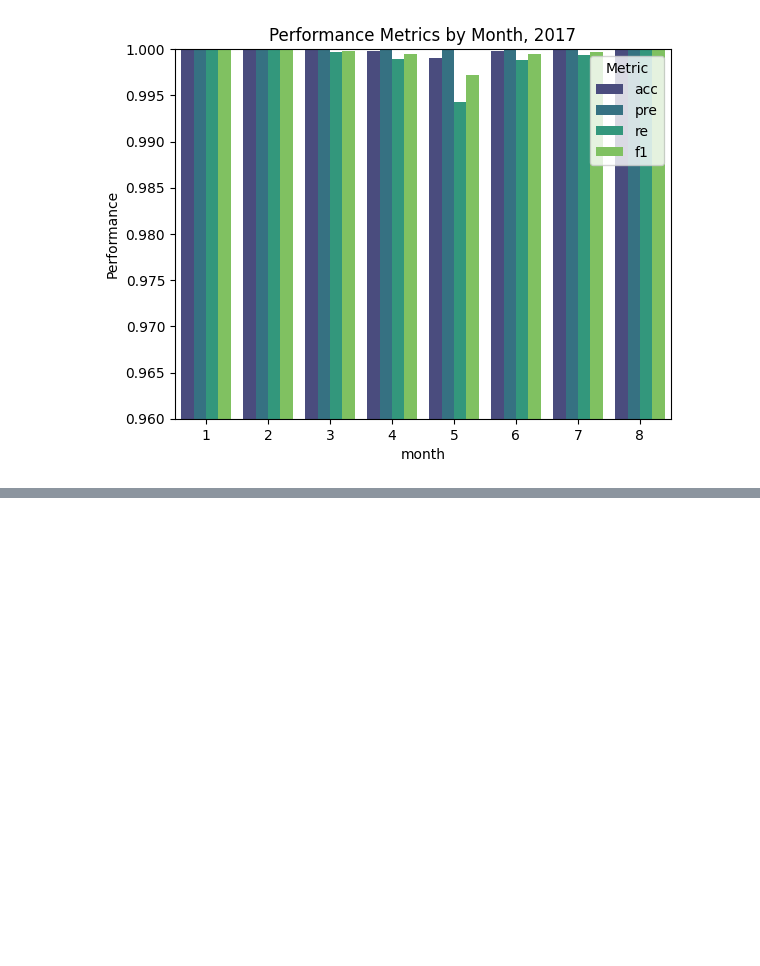
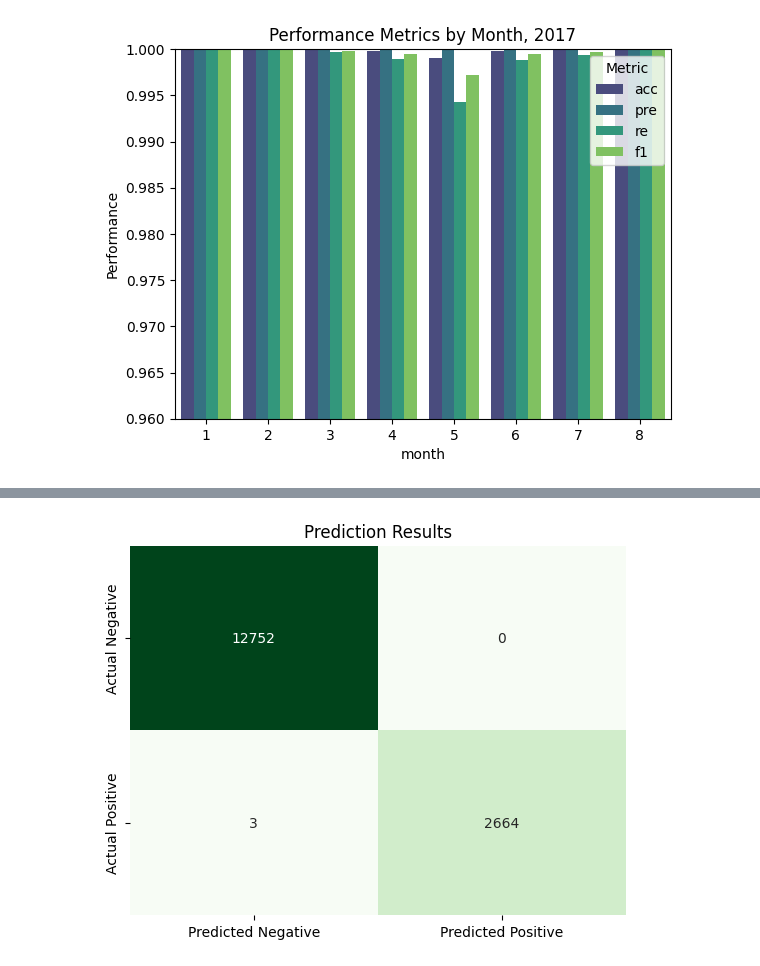
Before and after one commit to York-Solutions-B2E/jenny-huang-aml-capstone, a Jupyter notebook: model_eval.ipynb, the cells around one changed output, grey strips where cells are left out. Saved outputs shown, nothing was run; the diff lists cells and outputs as text; code cells hidden in the pictures; blank space fills up the shorter version.

```diff
--- a/model_eval.ipynb
+++ b/model_eval.ipynb
@@ -102,8 +97,0 @@ stats_df['count_false'] = 0
-# %%
-for i in range(1,9):
-    df = pd.read_csv(f'validation_data/kf_test_{i}17.csv')
-    test1, test2 = train_test_split(df, test_size = 0.5, random_state = 15) #only use half the data from each
-
-    t, f = test1['is_addtocart'].value_counts()[1], test1['is_addtocart'].value_counts()[0]
-    stats_df.loc[i-1, 'count_true'] = t
-    stats_df.loc[i-1,'count_false'] = f
@@ -132,0 +106,14 @@ plt.savefig('figures/validation_performance.png', bbox_inches="tight")
+# %%
+#get example heatmap
+df = pd.read_csv(f'validation_data/kf_test_617.csv')
+test1, test2 = train_test_split(df, test_size = 0.5, random_state = 15) #only use half the data from each
+y_true, y_pred = evaluate_results(test1, 'is_addtocart', kf_endpoint)
+# %%
+conf_matrix = confusion_matrix(y_true, y_pred)
+sns.heatmap(conf_matrix, annot=True, fmt='d', cmap='Greens', cbar=False,
+            xticklabels=['Predicted Negative', 'Predicted Positive'],
+            yticklabels=['Actual Negative', 'Actual Positive'])
+plt.title("Prediction Results")
+plt.savefig('figures/conf_matrix617.png', bbox_inches="tight")
+# %% [output]
+[figure, added]
```
Also changed, not shown: parts of 10 cells of this notebook, 3 other files.
